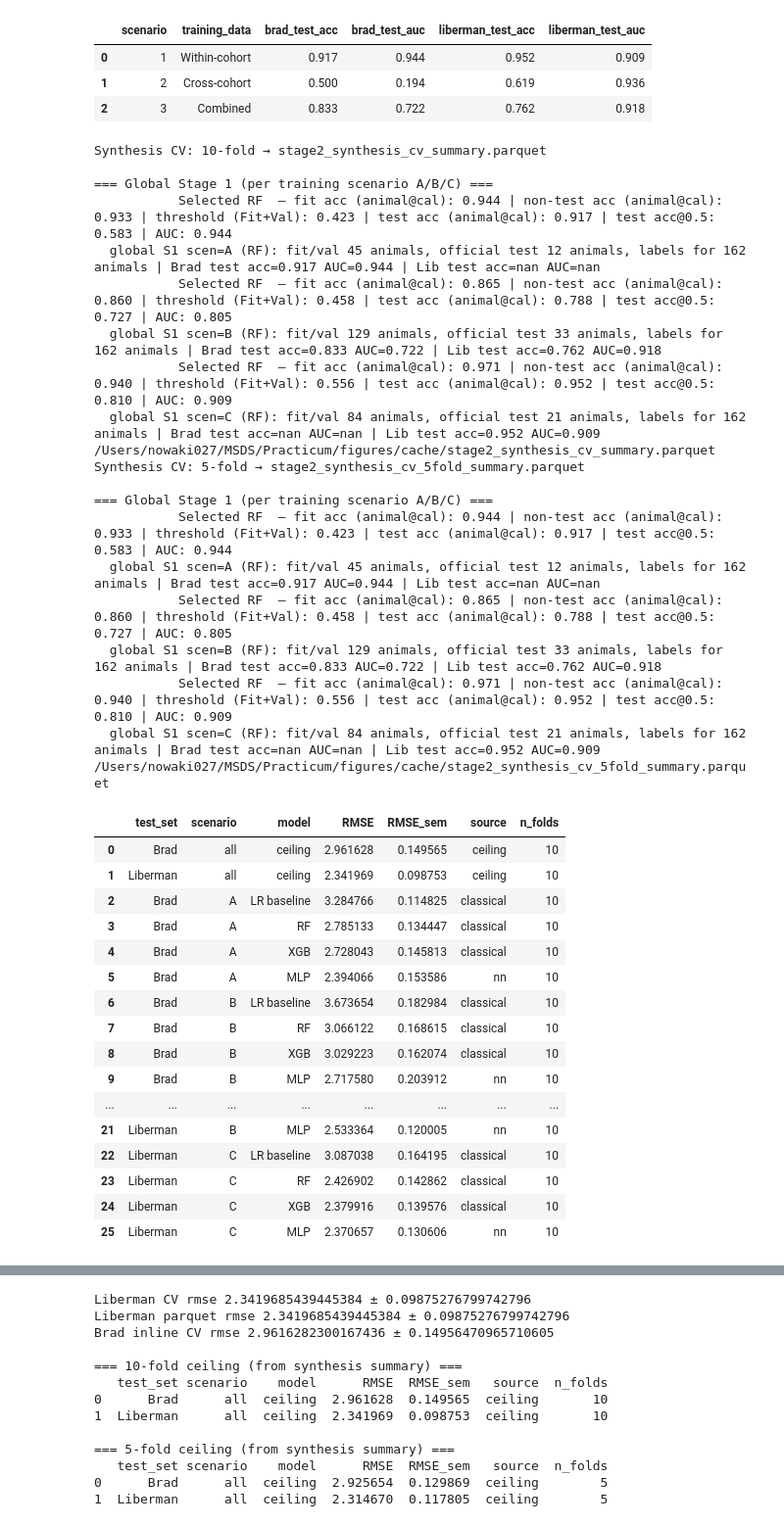
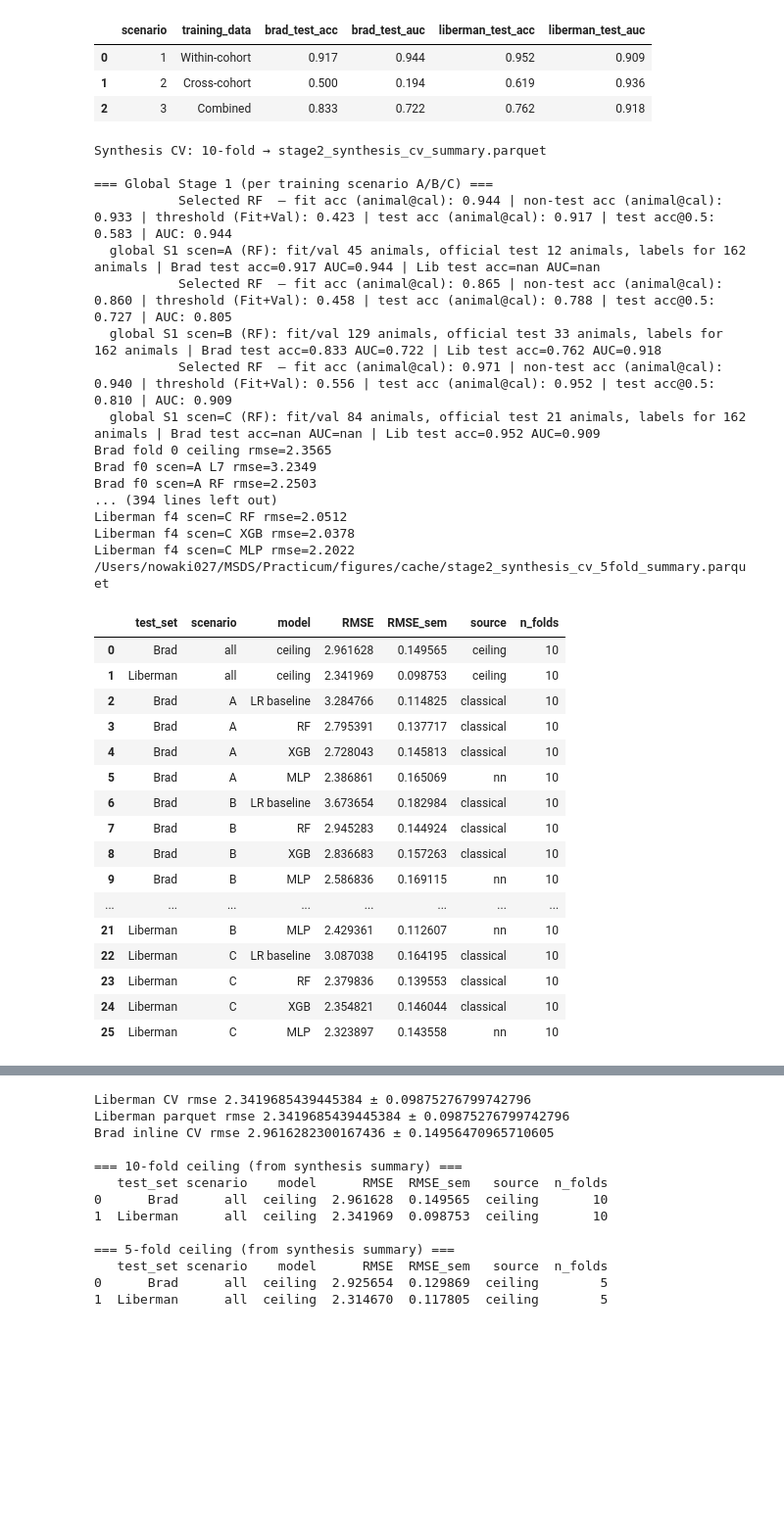
Before and after one commit to vuhcl/ABR2synapse, a Jupyter notebook: abr_stage2_synthesis_cv.ipynb, the cells around one changed output, grey strips where cells are left out. Shown at 98% size. Saved outputs shown, nothing was run; the diff lists cells and outputs as text; code cells hidden in the pictures; blank space fills up the shorter version.

Commit message:
notebooks: stage-2 HP tuning, synthesis CV, and Colab notebooks
PR 39 in the Vu split series (27+). Single-commit review slice.

```diff
--- a/abr_stage2_synthesis_cv.ipynb
+++ b/abr_stage2_synthesis_cv.ipynb
@@ -97,63 +99,62 @@ for scen in ("A", "B", "C"):
     hp[scen] = json.loads(p.read_text())
 
 # (n_splits, force_rerun) — separate cache files per fold count
+# After feature changes (e.g. strain_binary), delete stage2_synthesis_cv_* parquets
+# or set force_rerun=True for that run entry.
 SYNTHESIS_RUNS = [
-    (10, False),  # legacy paths; skip if already complete
-    (5, False),  # figures/cache/stage2_synthesis_cv_5fold_*
+    (10, True),  # legacy paths; skip if already complete
+    (5, True),  # figures/cache/stage2_synthesis_cv_5fold_*
 ]
 summaries = {}
 for n_folds, force_rerun in SYNTHESIS_RUNS:
     _, summary = run_synthesis_cv(
         hp,
         device=device,
         n_splits=n_folds,
         force_rerun=force_rerun,
         verbose=True,
     )
     summaries[n_folds] = summary
     print(stage2_synthesis_cv_paths(n_folds)[2])
 
 summary_10 = summaries[10]
 summary_5 = summaries[5]
 summary_10
 # %% [output]
 Synthesis CV: 10-fold → stage2_synthesis_cv_summary.parquet
 
 === Global Stage 1 (per training scenario A/B/C) ===
            Selected RF  — fit acc (animal@cal): 0.944 | non-test acc (animal@cal): 0.933 | threshold (Fit+Val): 0.423 | test acc (animal@cal): 0.917 | test acc@0.5: 0.583 | AUC: 0.944
   global S1 scen=A (RF): fit/val 45 animals, official test 12 animals, labels for 162 animals | Brad test acc=0.917 AUC=0.944 | Lib test acc=nan AUC=nan
            Selected RF  — fit acc (animal@cal): 0.865 | non-test acc (animal@cal): 0.860 | threshold (Fit+Val): 0.458 | test acc (animal@cal): 0.788 | test acc@0.5: 0.727 | AUC: 0.805
   global S1 scen=B (RF): fit/val 129 animals, official test 33 animals, labels for 162 animals | Brad test acc=0.833 AUC=0.722 | Lib test acc=0.762 AUC=0.918
            Selected RF  — fit acc (animal@cal): 0.971 | non-test acc (animal@cal): 0.940 | threshold (Fit+Val): 0.556 | test acc (animal@cal): 0.952 | test acc@0.5: 0.810 | AUC: 0.909
   global S1 scen=C (RF): fit/val 84 animals, official test 21 animals, labels for 162 animals | Brad test acc=nan AUC=nan | Lib test acc=0.952 AUC=0.909
-/Users/nowaki027/MSDS/Practicum/figures/cache/stage2_synthesis_cv_summary.parquet
-Synthesis CV: 5-fold → stage2_synthesis_cv_5fold_summary.parquet
-
-=== Global Stage 1 (per training scenario A/B/C) ===
-           Selected RF  — fit acc (animal@cal): 0.944 | non-test acc (animal@cal): 0.933 | threshold (Fit+Val): 0.423 | test acc (animal@cal): 0.917 | test acc@0.5: 0.583 | AUC: 0.944
-  global S1 scen=A (RF): fit/val 45 animals, official test 12 animals, labels for 162 animals | Brad test acc=0.917 AUC=0.944 | Lib test acc=nan AUC=nan
-           Selected RF  — fit acc (animal@cal): 0.865 | non-test acc (animal@cal): 0.860 | threshold (Fit+Val): 0.458 | test acc (animal@cal): 0.788 | test acc@0.5: 0.727 | AUC: 0.805
-  global S1 scen=B (RF): fit/val 129 animals, official test 33 animals, labels for 162 animals | Brad test acc=0.833 AUC=0.722 | Lib test acc=0.762 AUC=0.918
-           Selected RF  — fit acc (animal@cal): 0.971 | non-test acc (animal@cal): 0.940 | threshold (Fit+Val): 0.556 | test acc (animal@cal): 0.952 | test acc@0.5: 0.810 | AUC: 0.909
-  global S1 scen=C (RF): fit/val 84 animals, official test 21 animals, labels for 162 animals | Brad test acc=nan AUC=nan | Lib test acc=0.952 AUC=0.909
+Brad fold 0 ceiling rmse=2.3565
+Brad f0 scen=A L7 rmse=3.2349
+Brad f0 scen=A RF rmse=2.2503
+... (394 lines left out)
+Liberman f4 scen=C RF rmse=2.0512
+Liberman f4 scen=C XGB rmse=2.0378
+Liberman f4 scen=C MLP rmse=2.2022
 /Users/nowaki027/MSDS/Practicum/figures/cache/stage2_synthesis_cv_5fold_summary.parquet
 |  | test_set | scenario | model | RMSE | RMSE_sem | source | n_folds |
 | 0 | Brad | all | ceiling | 2.961628 | 0.149565 | ceiling | 10 |
 | 1 | Liberman | all | ceiling | 2.341969 | 0.098753 | ceiling | 10 |
 | 2 | Brad | A | LR baseline | 3.284766 | 0.114825 | classical | 10 |
-| 3 | Brad | A | RF | 2.785133 | 0.134447 | classical | 10 |
+| 3 | Brad | A | RF | 2.795391 | 0.137717 | classical | 10 |
 | 4 | Brad | A | XGB | 2.728043 | 0.145813 | classical | 10 |
-| 5 | Brad | A | MLP | 2.394066 | 0.153586 | nn | 10 |
+| 5 | Brad | A | MLP | 2.386861 | 0.165069 | nn | 10 |
 | 6 | Brad | B | LR baseline | 3.673654 | 0.182984 | classical | 10 |
-| 7 | Brad | B | RF | 3.066122 | 0.168615 | classical | 10 |
-| 8 | Brad | B | XGB | 3.029223 | 0.162074 | classical | 10 |
-| 9 | Brad | B | MLP | 2.717580 | 0.203912 | nn | 10 |
+| 7 | Brad | B | RF | 2.945283 | 0.144924 | classical | 10 |
+| 8 | Brad | B | XGB | 2.836683 | 0.157263 | classical | 10 |
+| 9 | Brad | B | MLP | 2.586836 | 0.169115 | nn | 10 |
 | ... | ... | ... | ... | ... | ... | ... | ... |
-| 21 | Liberman | B | MLP | 2.533364 | 0.120005 | nn | 10 |
+| 21 | Liberman | B | MLP | 2.429361 | 0.112607 | nn | 10 |
 | 22 | Liberman | C | LR baseline | 3.087038 | 0.164195 | classical | 10 |
-| 23 | Liberman | C | RF | 2.426902 | 0.142862 | classical | 10 |
-| 24 | Liberman | C | XGB | 2.379916 | 0.139576 | classical | 10 |
-| 25 | Liberman | C | MLP | 2.370657 | 0.130606 | nn | 10 |
+| 23 | Liberman | C | RF | 2.379836 | 0.139553 | classical | 10 |
+| 24 | Liberman | C | XGB | 2.354821 | 0.146044 | classical | 10 |
+| 25 | Liberman | C | MLP | 2.323897 | 0.143558 | nn | 10 |
 # %%
 summary_5
 # %% [output]
```
Also changed, not shown: parts of 8 cells of this notebook, 4 other files.
